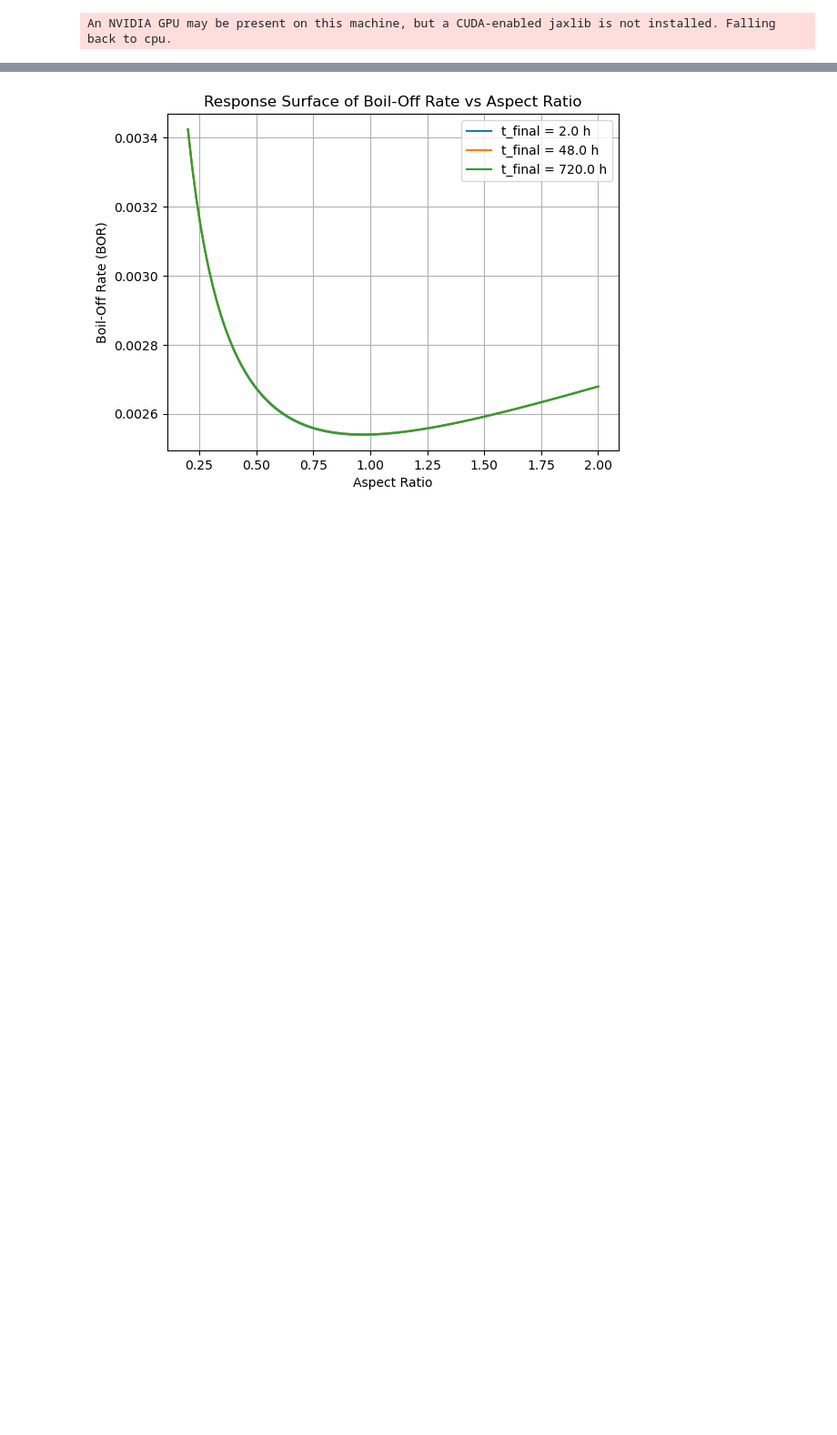
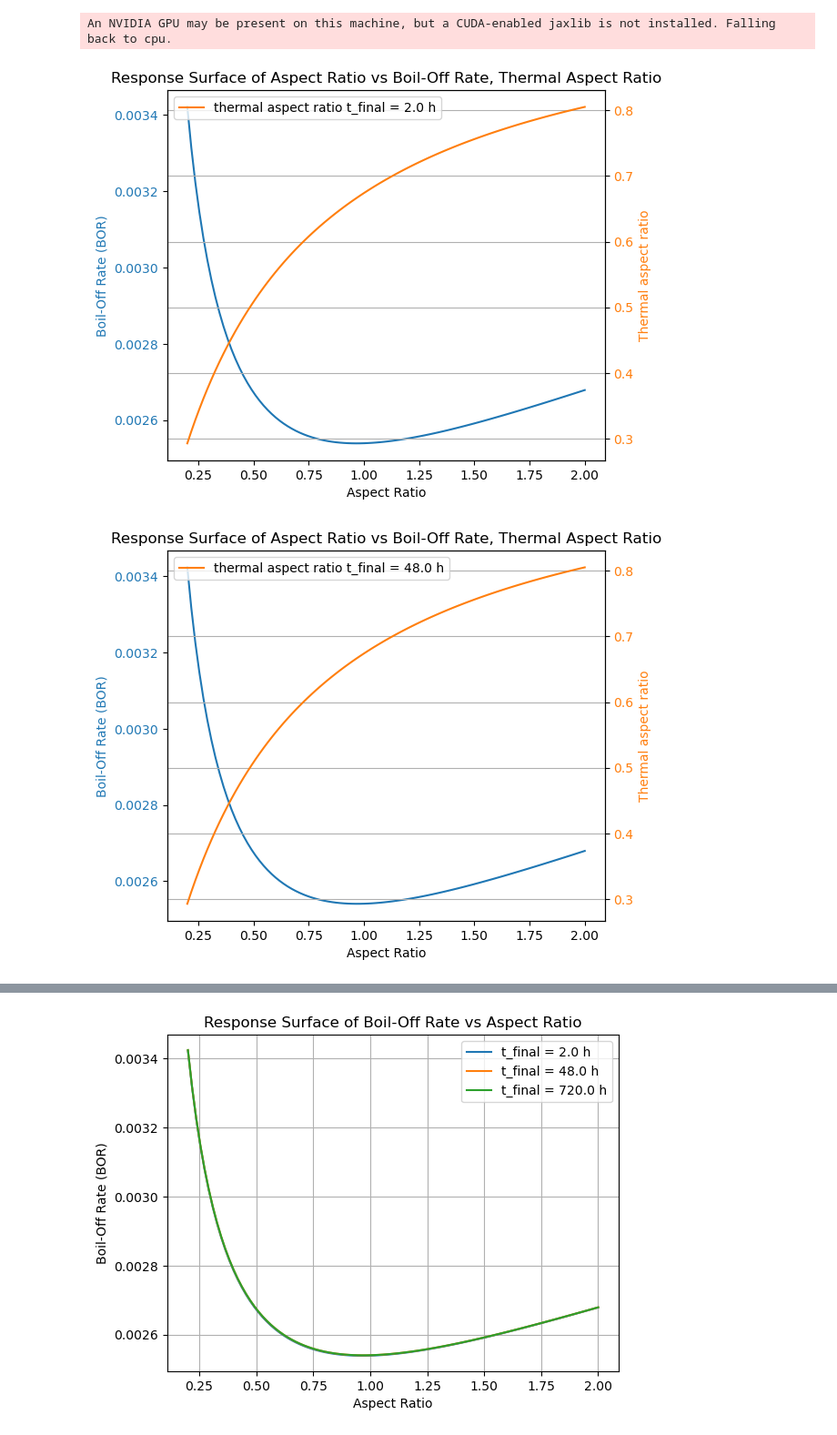
Before and after one commit to felipehuerta17/CryoEvap, a Jupyter notebook: notebooks/hydrogen_medium_720h_JAX copy.ipynb, the cells around one changed output, grey strips where cells are left out. Shown at 91% size. Cells and saved outputs as stored; diff of their text form; code cells hidden in the pictures; blank space fills up the shorter version.

Commit message:
se cambio y redefinieron las funciones para el thermal aspect ratio, como sus figuras

```diff
--- a/notebooks/hydrogen_medium_720h_JAX copy.ipynb
+++ b/notebooks/hydrogen_medium_720h_JAX copy.ipynb
@@ -133,3 +133,10 @@ large_tank.plot_interval = evap_time/6
 opti = Opti_jax(large_tank)
 # %% [output]
 An NVIDIA GPU may be present on this machine, but a CUDA-enabled jaxlib is not installed. Falling back to cpu.
+# %%
+opti.plot_thermal_aspect_ratio_surface_response(jnp.linspace(0.2, 2, 100), 2*3600)
+opti.plot_thermal_aspect_ratio_surface_response(jnp.linspace(0.2, 2, 100), 48*3600)
+opti.plot_thermal_aspect_ratio_surface_response(jnp.linspace(0.2, 2, 100), 720*3600)
+# %% [output]
+[figure, added]
+[figure, added]
```
Also changed, not shown: parts of 2 cells of this notebook, 1 other file.
